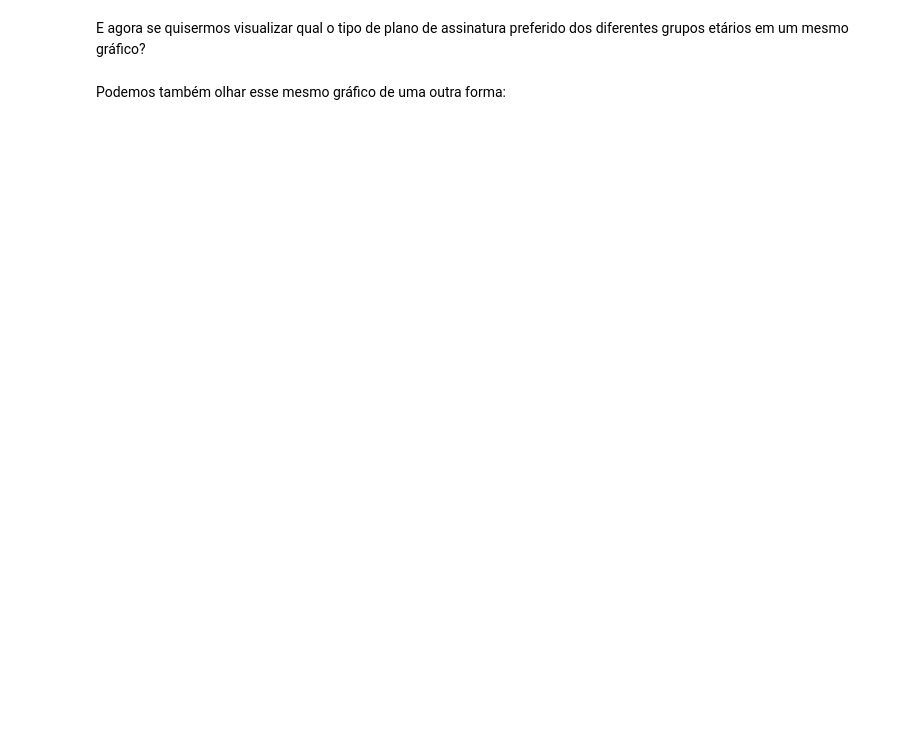
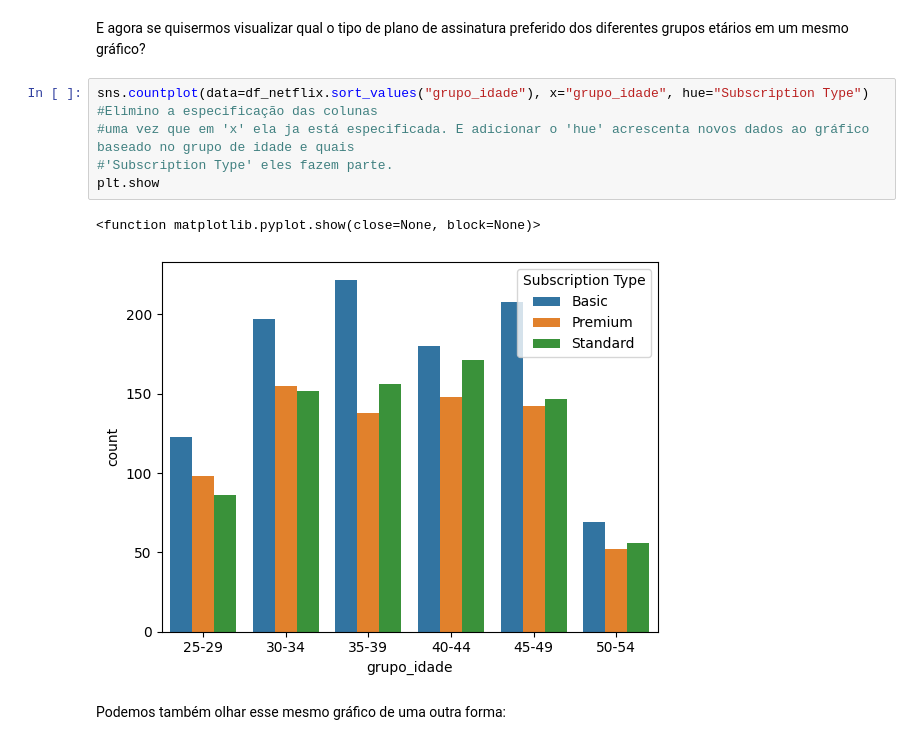
Before and after one commit to reprograma/on33-python-s14-analise-de-dados, a Jupyter notebook: material/s14_parte1.ipynb, the cells around one changed output. Cells and saved outputs as stored; diff of their text form; blank space fills up the shorter version.

```diff
--- a/material/s14_parte1.ipynb
+++ b/material/s14_parte1.ipynb
@@ -278,4 +620,12 @@ Façam agora uma visualização para verificarmos a distribuição dos tipos de
 # %% [markdown]
 E agora se quisermos visualizar qual o tipo de plano de assinatura preferido dos diferentes grupos etários em um mesmo gráfico?
+# %%
+sns.countplot(data=df_netflix.sort_values("grupo_idade"), x="grupo_idade", hue="Subscription Type") #Elimino a especificação das colunas
+#uma vez que em 'x' ela ja está especificada. E adicionar o 'hue' acrescenta novos dados ao gráfico baseado no grupo de idade e quais
+#'Subscription Type' eles fazem parte.
+plt.show
+# %% [output]
+<function matplotlib.pyplot.show(close=None, block=None)>
+[figure, added]
 # %% [markdown]
 Podemos também olhar esse mesmo gráfico de uma outra forma:
```
Also changed, not shown: parts of 41 cells of this notebook, 15 other files.
